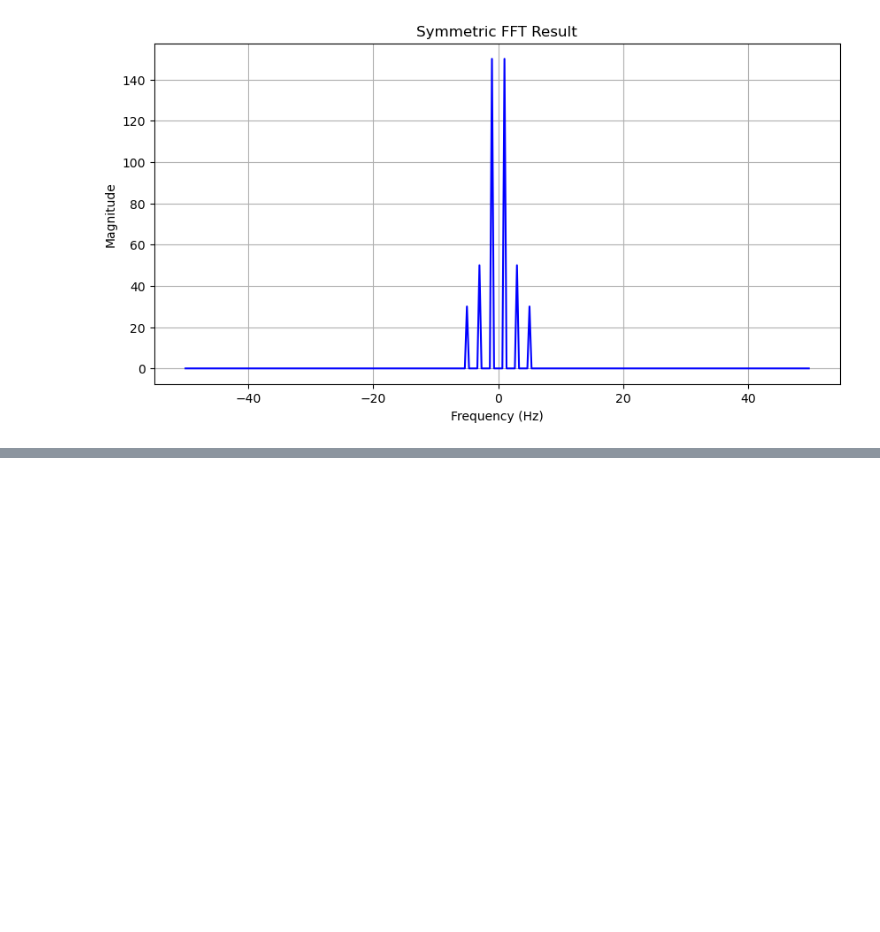
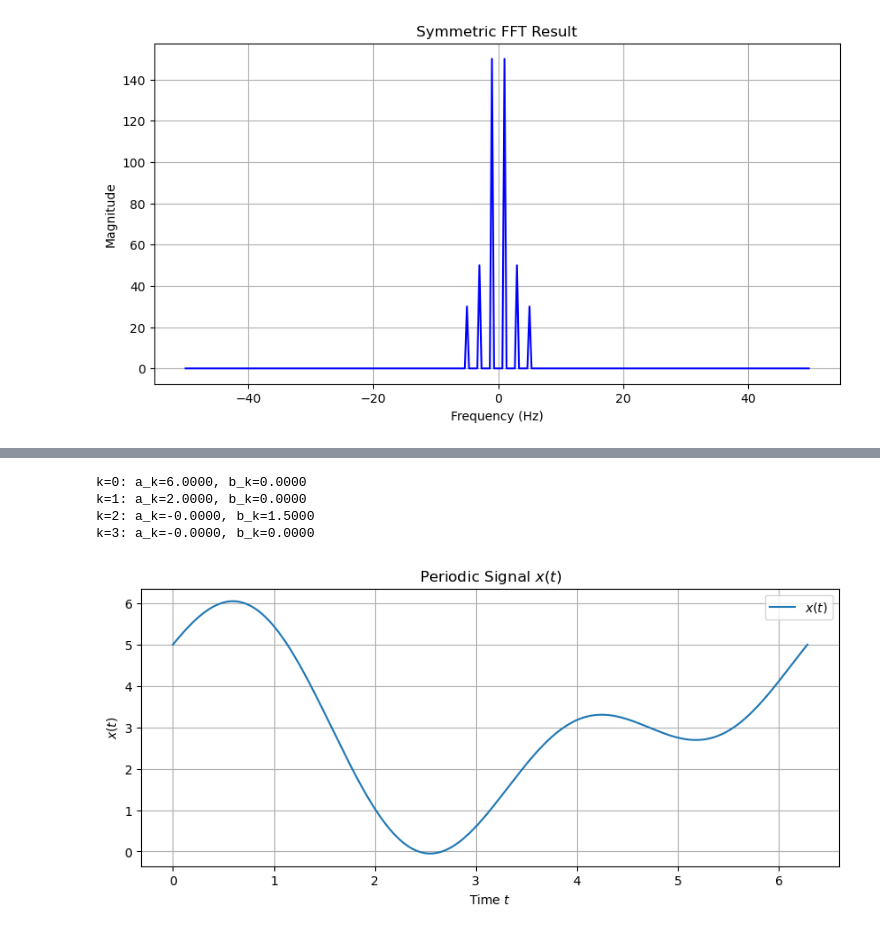
Before and after one commit to Aple-pen/Signal_synthesis_python, a Jupyter notebook: ch2.ipynb, the cells around one changed output, grey strips where cells are left out. Cells and saved outputs as stored; diff of their text form; code cells hidden in the pictures; blank space fills up the shorter version.

```diff
--- a/ch2.ipynb
+++ b/ch2.ipynb
@@ -55,0 +64,48 @@ plt.show()
+# %%
+import numpy as np
+import matplotlib.pyplot as plt
+
+# Parameters
+T = 2 * np.pi  # Period
+omega_0 = 2 * np.pi / T  # Fundamental angular frequency
+
+# Define a periodic signal x(t)
+def x(t):
+    return 3 + 2 * np.cos(omega_0 * t) + 1.5 * np.sin(2 * omega_0 * t)
+
+# Compute Fourier coefficients
+def compute_coefficients(x, T, omega_0, k):
+    t = np.linspace(0, T, 1000)
+    x_t = x(t)
+
+    # Compute a_k and b_k
+    a_k = (2 / T) * np.trapezoid(x_t * np.cos(k * omega_0 * t), t)
+    b_k = (2 / T) * np.trapezoid(x_t * np.sin(k * omega_0 * t), t)
+
+    return a_k, b_k
+
+# Test for specific k values
+k_values = [0, 1, 2, 3]
+coefficients = []
+
+for k in k_values:
+    a_k, b_k = compute_coefficients(x, T, omega_0, k)
+    coefficients.append((a_k, b_k))
+    print(f"k={k}: a_k={a_k:.4f}, b_k={b_k:.4f}")
+
+# Visualize x(t)
+t = np.linspace(0, T, 1000)
+plt.figure(figsize=(10, 4))
+plt.plot(t, x(t), label="$x(t)$")
+plt.title("Periodic Signal $x(t)$")
+plt.xlabel("Time $t$")
+plt.ylabel("$x(t)$")
+plt.grid()
+plt.legend()
+plt.show()
+# %% [output]
+k=0: a_k=6.0000, b_k=0.0000
+k=1: a_k=2.0000, b_k=0.0000
+k=2: a_k=-0.0000, b_k=1.5000
+k=3: a_k=-0.0000, b_k=0.0000
+[figure, added]
```
Also changed, not shown: parts of 1 cell of this notebook, 1 other file.
